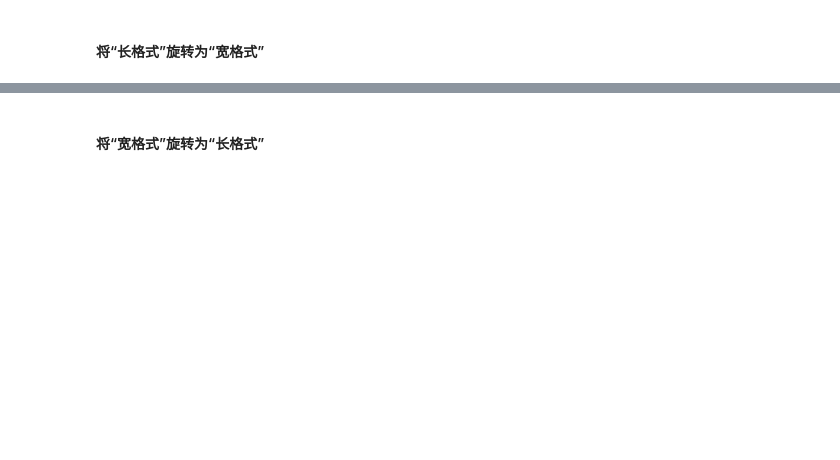
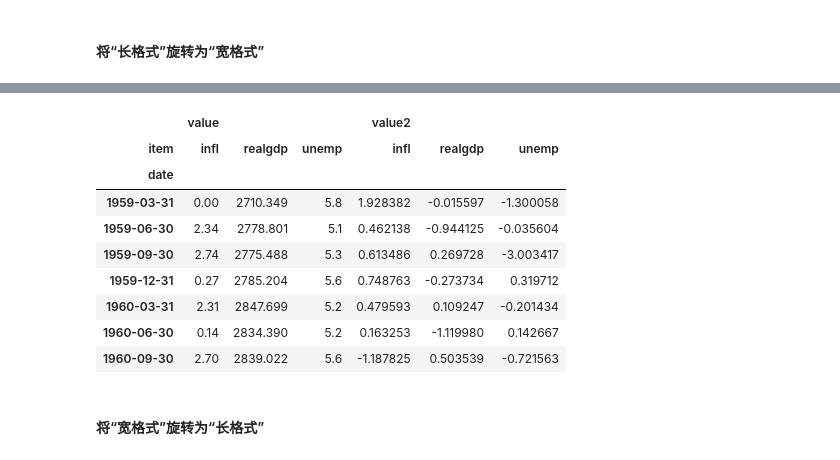
Before and after one commit to ldsfcj/learngit, a Jupyter notebook: DataWhale_Task3_C7AndC8.ipynb, the cells around one changed output, grey strips where cells are left out. Cells and saved outputs as stored; diff of their text form; code cells hidden in the pictures; blank space fills up the shorter version.

```diff
--- a/DataWhale_Task3_C7AndC8.ipynb
+++ b/DataWhale_Task3_C7AndC8.ipynb
@@ -1636,0 +1878,4 @@ pd.concat([df1, df2], ignore_index=True)
+# %%
+ldata['value2'] = np.random.randn(len(ldata))
+
+ldata[:10]
@@ -1637,2 +1914,16 @@ pd.concat([df1, df2], ignore_index=True)
+# %%
+unstacked = ldata.set_index(['date', 'item']).unstack('item')
+unstacked[:7]
+# %% [output]
+|  | value |  |  | value2 |  |  |
+| item | infl | realgdp | unemp | infl | realgdp | unemp |
+| date |  |  |  |  |  |  |
+| 1959-03-31 | 0.00 | 2710.349 | 5.8 | 1.928382 | -0.015597 | -1.300058 |
+| 1959-06-30 | 2.34 | 2778.801 | 5.1 | 0.462138 | -0.944125 | -0.035604 |
+| 1959-09-30 | 2.74 | 2775.488 | 5.3 | 0.613486 | 0.269728 | -3.003417 |
+| 1959-12-31 | 0.27 | 2785.204 | 5.6 | 0.748763 | -0.273734 | 0.319712 |
+| 1960-03-31 | 2.31 | 2847.699 | 5.2 | 0.479593 | 0.109247 | -0.201434 |
+| 1960-06-30 | 0.14 | 2834.390 | 5.2 | 0.163253 | -1.119980 | 0.142667 |
+| 1960-09-30 | 2.70 | 2839.022 | 5.6 | -1.187825 | 0.503539 | -0.721563 |
 # %% [markdown]
 #### 将“宽格式”旋转为“长格式”
```
Also changed, not shown: parts of 21 cells of this notebook.
